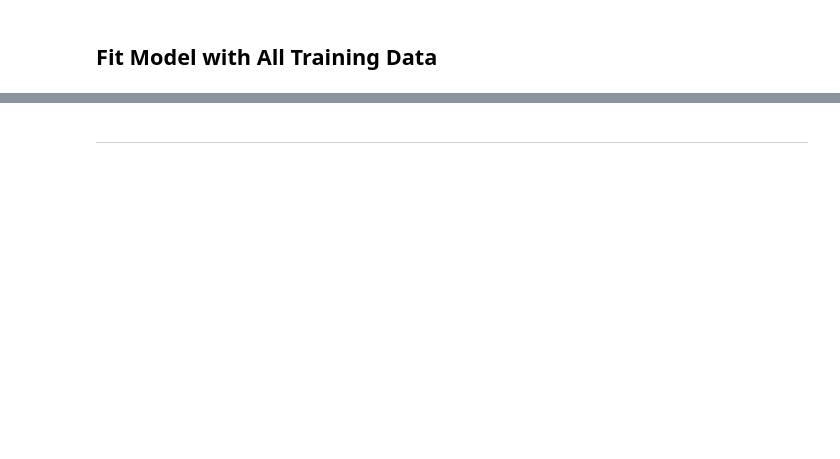
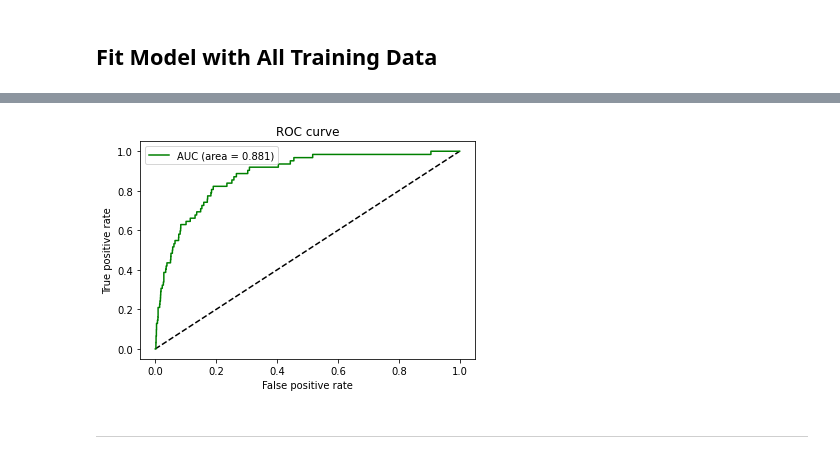
Before and after one commit to chungthuang/DeepLearning, a Jupyter notebook: model.ipynb, the cells around one changed output, grey strips where cells are left out. Saved outputs shown, nothing was run; the diff lists cells and outputs as text; code cells hidden in the pictures; blank space fills up the shorter version.

```diff
--- a/model.ipynb
+++ b/model.ipynb
@@ -1051,3 +1051,7 @@ resultsDF
+# %%
+auc_plot(y_test, best_model_params.predict(x_test))
+# %% [output]
+[figure, added]
 # %% [markdown]
 ***
 # %%
```
Also changed, not shown: parts of 17 cells of this notebook.
